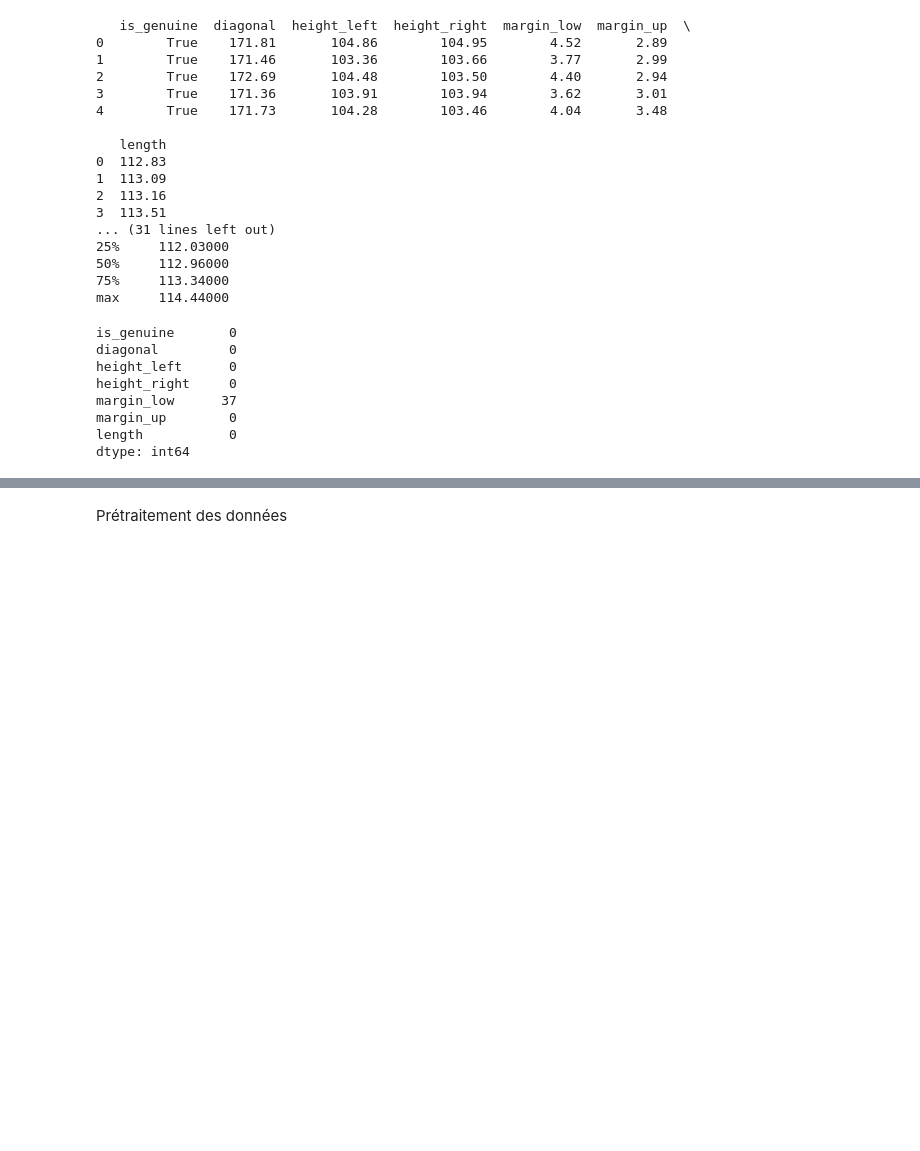
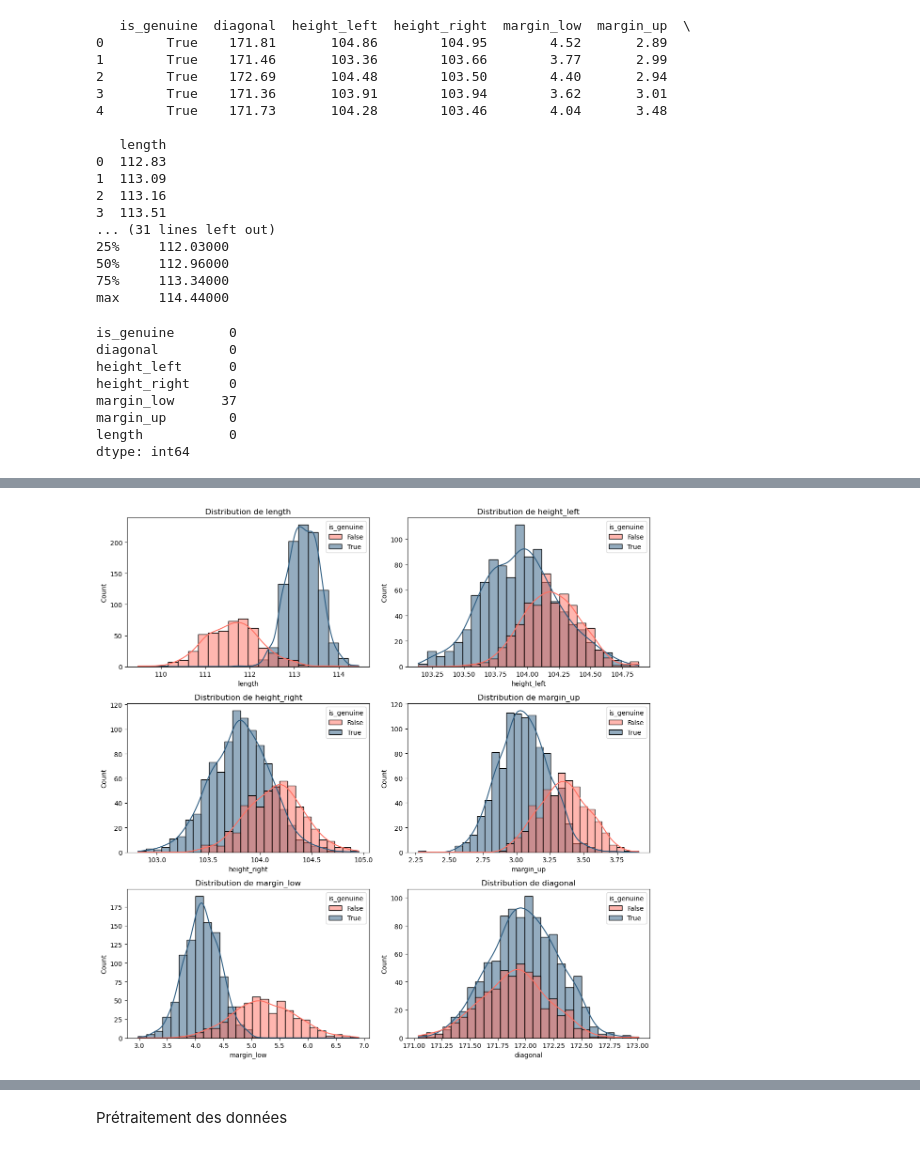
Before and after one commit to obenmaha/App-d-tection-faux-billet, a Jupyter notebook: Analyse notebook with all data.ipynb, the cells around one changed output, grey strips where cells are left out. Saved outputs shown, nothing was run; the diff lists cells and outputs as text; code cells hidden in the pictures; blank space fills up the shorter version.

```diff
--- a/Analyse notebook with all data.ipynb
+++ b/Analyse notebook with all data.ipynb
@@ -73,8 +73,0 @@ Name: count, dtype: int64
-# %%
-# Histogrammes pour chaque caractéristique
-variables = ['length', 'height_left', 'height_right', 'margin_up', 'margin_low', 'diagonal']
-for variables in variables:
-    plt.figure(figsize=(8, 4))
-    sns.histplot(data, x=variables, hue='is_genuine', kde=True)
-    plt.title(f"Distribution de {variables}")
-    plt.show()
@@ -88 +74,13 @@ for variables in variables:
+# %%
+fig, axes = plt.subplots(3, 2, figsize=(12, 12))
+axes = axes.flatten()  # Aplatit la matrice d'axes pour faciliter l'accès
+
+for i, variable in enumerate(variables):
+    sns.histplot(data, x=variable, hue='is_genuine', kde=True, ax=axes[i], palette=['#FF6F61','#2B5B80'])
+    axes[i].set_title(f"Distribution de {variable}")
+
+plt.tight_layout()
+plt.show()
+# %% [output]
+[figure, added]
 # %%
```
Also changed, not shown: parts of 14 cells of this notebook.
